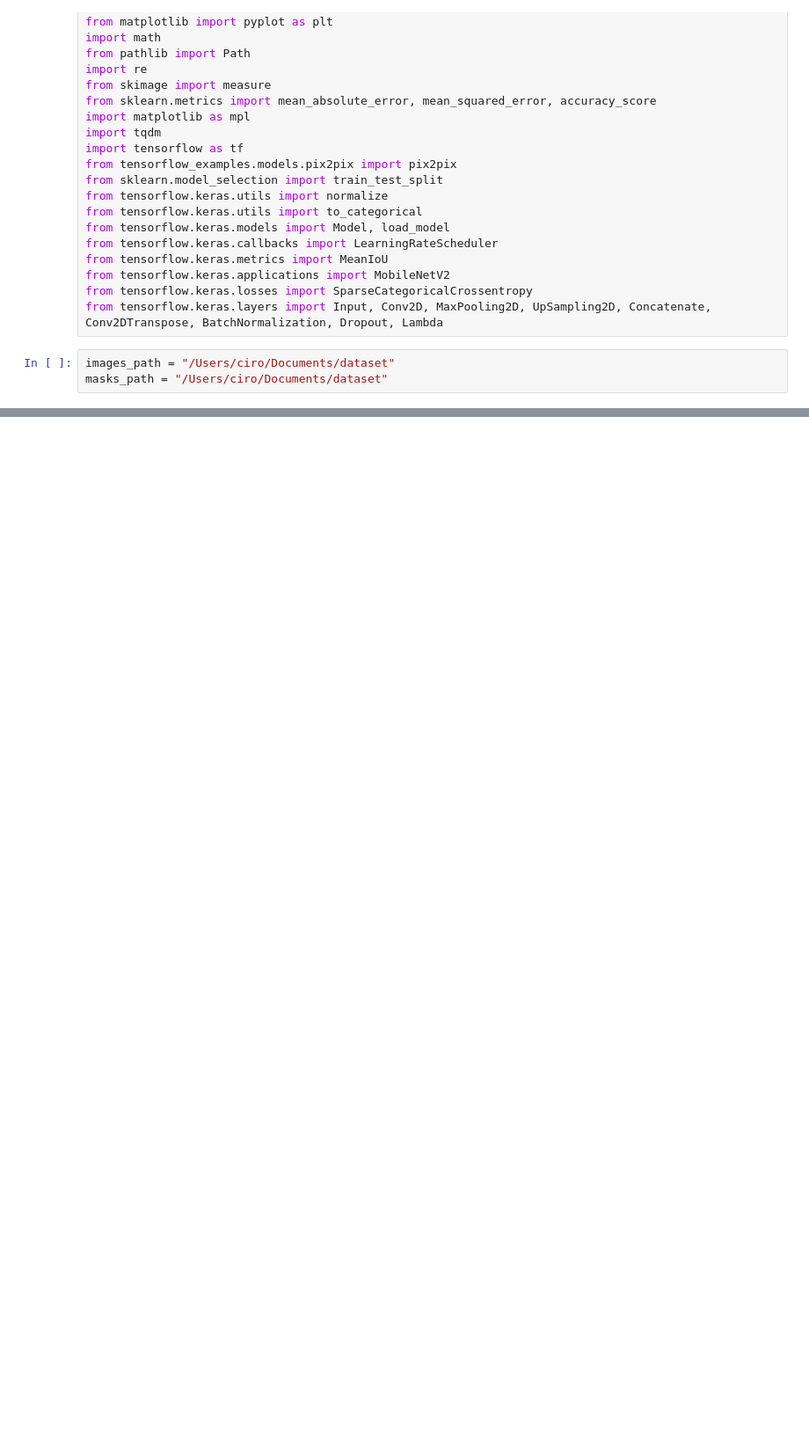
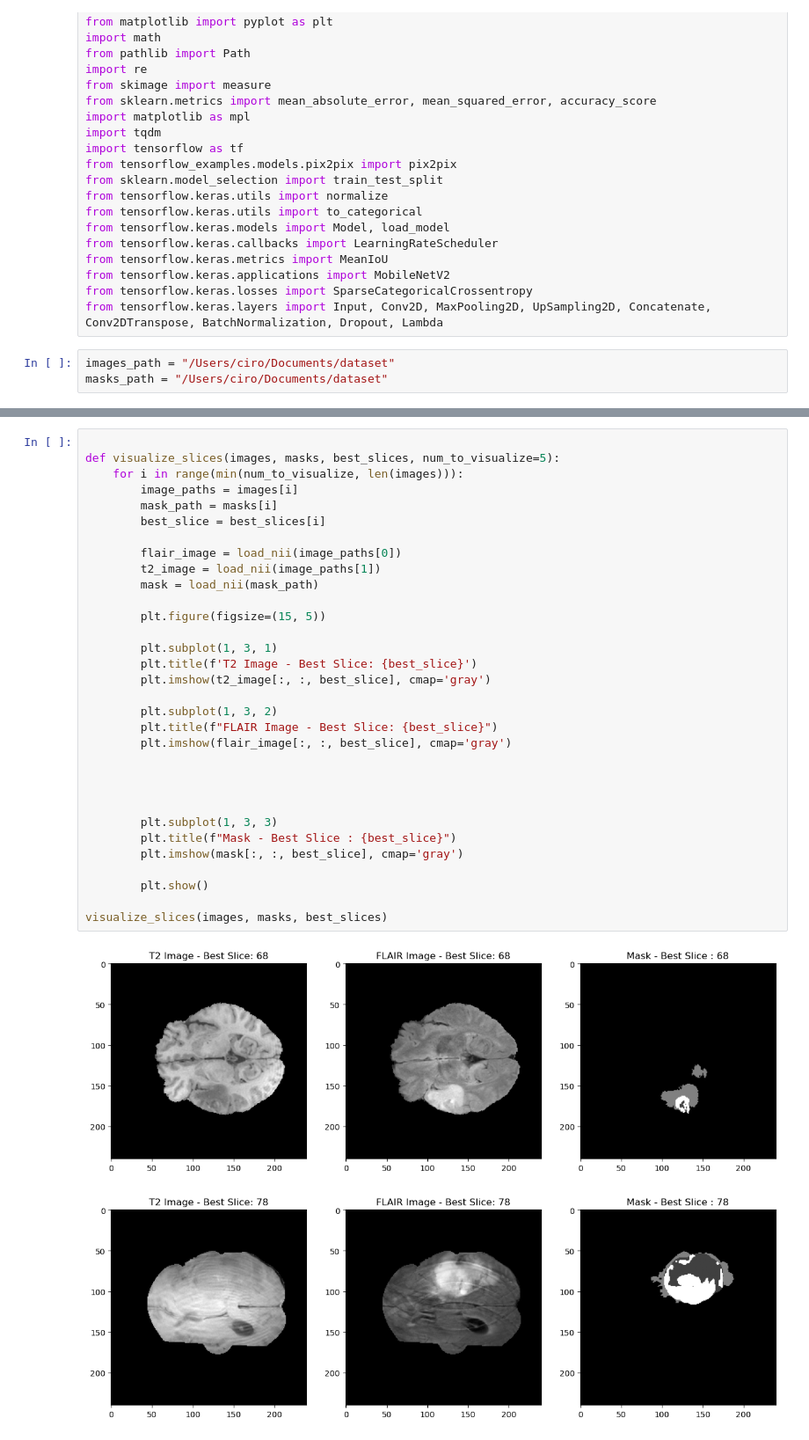
Before and after one commit to Ehsan-Taheri/Brain-Tumor-Segmentation, a Jupyter notebook: UnteModel.ipynb, the cells around one changed output, grey strips where cells are left out. Shown at 88% size. Cells and saved outputs as stored; diff of their text form; blank space fills up the shorter version.

```diff
--- a/UnteModel.ipynb
+++ b/UnteModel.ipynb
@@ -282,0 +111,35 @@ model.save('Unet_model_with_80_images_sliced_i.keras')
+# %%
+
+def visualize_slices(images, masks, best_slices, num_to_visualize=5):
+    for i in range(min(num_to_visualize, len(images))):
+        image_paths = images[i]
+        mask_path = masks[i]
+        best_slice = best_slices[i]
+
+        flair_image = load_nii(image_paths[0])
+        t2_image = load_nii(image_paths[1])
+        mask = load_nii(mask_path)
+
+        plt.figure(figsize=(15, 5))
+
+        plt.subplot(1, 3, 1)
+        plt.title(f'T2 Image - Best Slice: {best_slice}')
+        plt.imshow(t2_image[:, :, best_slice], cmap='gray')
+
+        plt.subplot(1, 3, 2)
+        plt.title(f"FLAIR Image - Best Slice: {best_slice}")
+        plt.imshow(flair_image[:, :, best_slice], cmap='gray')
+
+
+
+
+        plt.subplot(1, 3, 3)
+        plt.title(f"Mask - Best Slice : {best_slice}")
+        plt.imshow(mask[:, :, best_slice], cmap='gray')
+
+        plt.show()
+
+visualize_slices(images, masks, best_slices)
+# %% [output]
+[figure, added]
+[figure, added]
```
Also changed, not shown: parts of 55 cells of this notebook.
